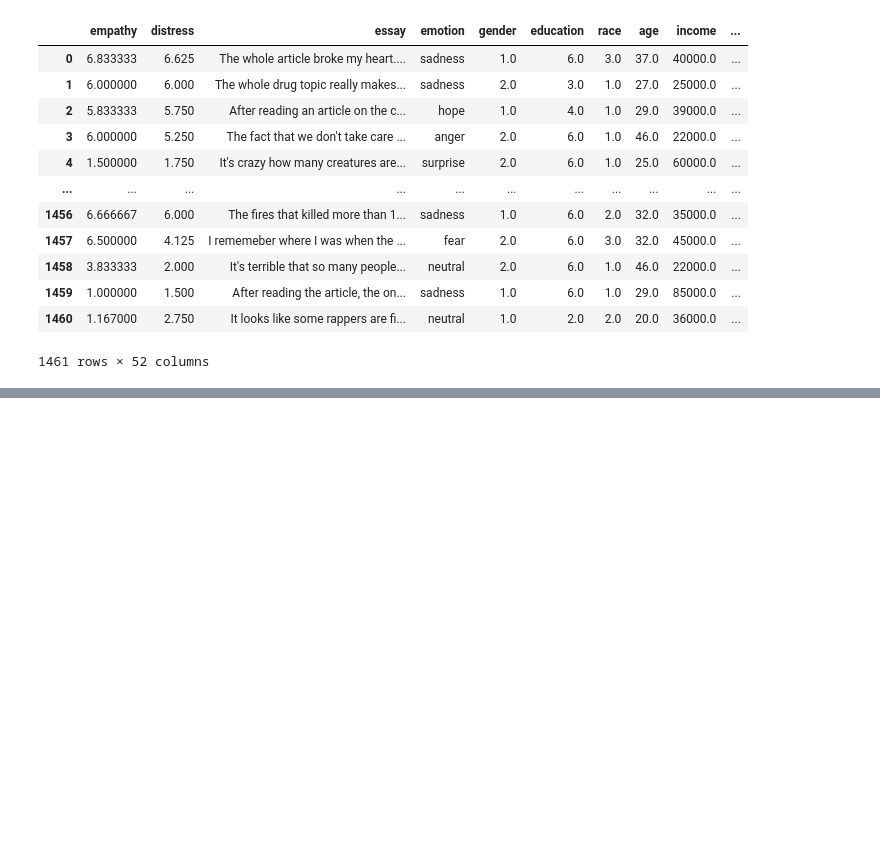
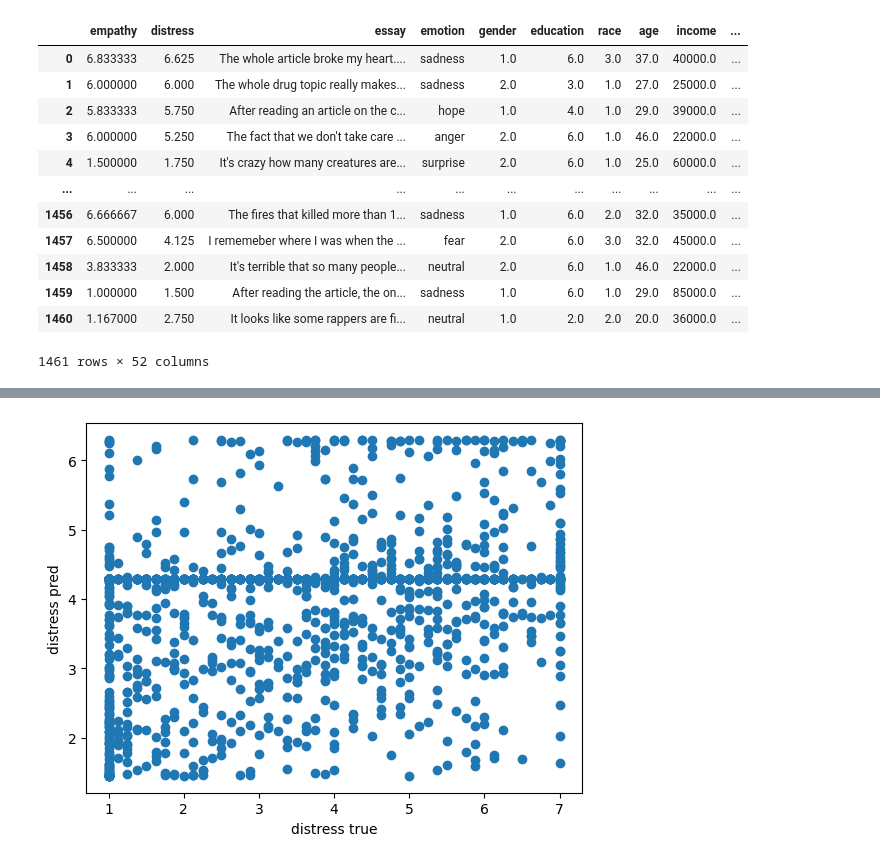
Before and after one commit to HLT-Ghisolfi-Leuzzi-Testa/WASSA-2023, a Jupyter notebook: split_data_for_empathy_dis.ipynb, the cells around one changed output, grey strips where cells are left out. Drawn from its saved outputs; the diff is of its cells as text; code cells hidden in the pictures; blank space fills up the shorter version.

```diff
--- a/split_data_for_empathy_dis.ipynb
+++ b/split_data_for_empathy_dis.ipynb
@@ -70,0 +117,8 @@ int_val
+# %%
+# plot distress true vs distress pred
+plt.scatter(new_data['distress'], new_data['distress_pred'])
+plt.xlabel('distress true')
+plt.ylabel('distress pred')
+plt.show()
+# %% [output]
+[figure, added]
```
Also changed, not shown: parts of 18 cells of this notebook, 26 other files.
